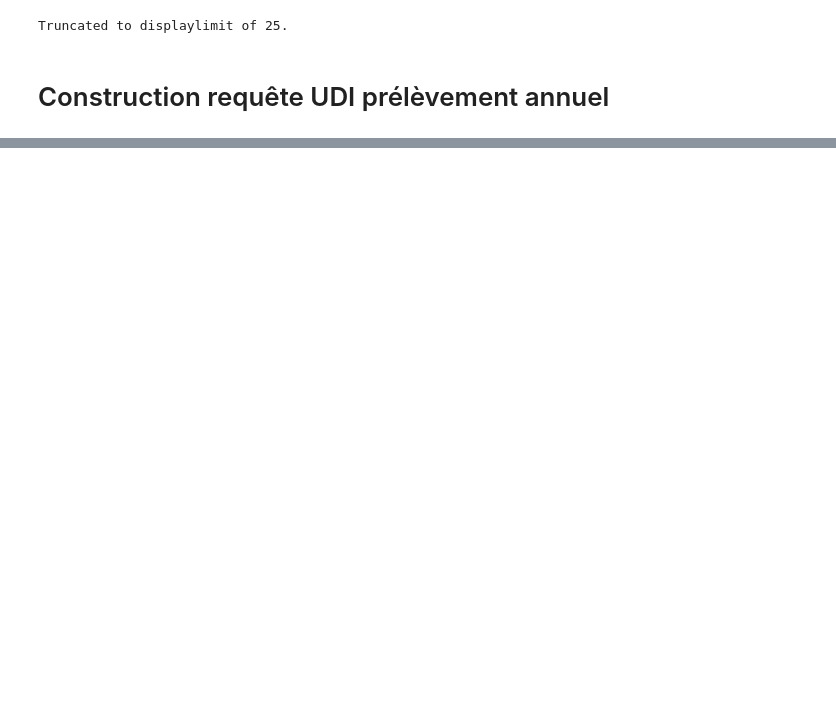
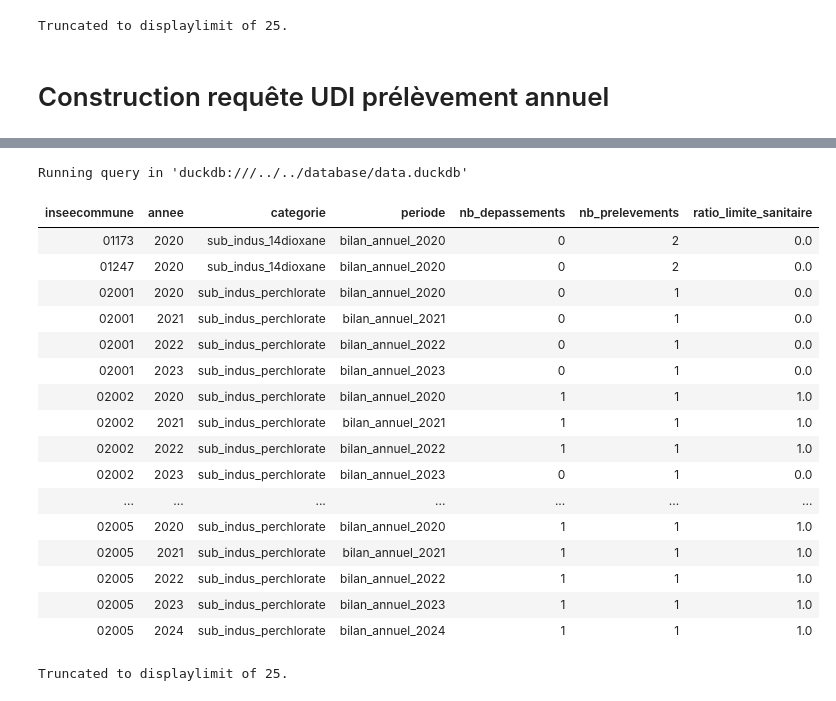
Before and after one commit to dataforgoodfr/13_pollution_eau, a Jupyter notebook: analytics/notebooks/resultats_metaux_lourds.ipynb, the cells around one changed output, grey strips where cells are left out. Cells and saved outputs as stored; diff of their text form; code cells hidden in the pictures; blank space fills up the shorter version.

Commit message:
modif test unicité

```diff
--- a/analytics/notebooks/resultats_metaux_lourds.ipynb
+++ b/analytics/notebooks/resultats_metaux_lourds.ipynb
@@ -683,0 +764,78 @@ Truncated to displaylimit of 25.
+# %%
+%%sql
+
+WITH
+prels AS (
+    -- Certains prélèvements ont plusieurs analyses pour la même substance
+    -- Le SELECT DISTINCT ne dédoublonne pas ces cas là
+    -- Donc il n'y a pas d'unicité sur referenceprel dans cetre requête
+    SELECT DISTINCT
+        de_partition AS annee,
+        inseecommune,
+        cdparametresiseeaux,
+        valeur_sanitaire_1,
+        referenceprel,
+        datetimeprel,
+        valtraduite
+    FROM
+        int__resultats_udi_communes
+    WHERE
+        cdparametresiseeaux IN ('14DAN', 'PCLAT')
+)
+
+SELECT
+    inseecommune,
+    annee,
+    CASE
+        WHEN cdparametresiseeaux = '14DAN' THEN 'sub_indus_14dioxane'
+        WHEN cdparametresiseeaux = 'PCLAT' THEN 'sub_indus_perchlorate'
+    END AS categorie,
+    'bilan_annuel_' || annee AS periode,
+    count(
+        DISTINCT
+        CASE
+            WHEN
+                valtraduite IS NOT NULL AND valtraduite >= valeur_sanitaire_1
+                THEN referenceprel
+        END
+    ) AS nb_depassements,
+    count(DISTINCT referenceprel) AS nb_prelevements,
+    (
+        count(
+            DISTINCT
+            CASE
+                WHEN
+                    valtraduite IS NOT NULL
+                    AND valtraduite >= valeur_sanitaire_1
+                    THEN referenceprel
+            END
+        )::float
+        /
+        count(DISTINCT referenceprel)::float
+    ) AS ratio_limite_sanitaire
+
+FROM prels
+
+GROUP BY inseecommune, annee, categorie
+
+ORDER BY inseecommune, annee
+# %% [output]
+Running query in 'duckdb:///../../database/data.duckdb'
+| inseecommune | annee | categorie | periode | nb_depassements | nb_prelevements | ratio_limite_sanitaire |
+| 01173 | 2020 | sub_indus_14dioxane | bilan_annuel_2020 | 0 | 2 | 0.0 |
+| 01247 | 2020 | sub_indus_14dioxane | bilan_annuel_2020 | 0 | 2 | 0.0 |
+| 02001 | 2020 | sub_indus_perchlorate | bilan_annuel_2020 | 0 | 1 | 0.0 |
+| 02001 | 2021 | sub_indus_perchlorate | bilan_annuel_2021 | 0 | 1 | 0.0 |
+| 02001 | 2022 | sub_indus_perchlorate | bilan_annuel_2022 | 0 | 1 | 0.0 |
+| 02001 | 2023 | sub_indus_perchlorate | bilan_annuel_2023 | 0 | 1 | 0.0 |
+| 02002 | 2020 | sub_indus_perchlorate | bilan_annuel_2020 | 1 | 1 | 1.0 |
+| 02002 | 2021 | sub_indus_perchlorate | bilan_annuel_2021 | 1 | 1 | 1.0 |
+| 02002 | 2022 | sub_indus_perchlorate | bilan_annuel_2022 | 1 | 1 | 1.0 |
+| 02002 | 2023 | sub_indus_perchlorate | bilan_annuel_2023 | 0 | 1 | 0.0 |
+| ... | ... | ... | ... | ... | ... | ... |
+| 02005 | 2020 | sub_indus_perchlorate | bilan_annuel_2020 | 1 | 1 | 1.0 |
+| 02005 | 2021 | sub_indus_perchlorate | bilan_annuel_2021 | 1 | 1 | 1.0 |
+| 02005 | 2022 | sub_indus_perchlorate | bilan_annuel_2022 | 1 | 1 | 1.0 |
+| 02005 | 2023 | sub_indus_perchlorate | bilan_annuel_2023 | 1 | 1 | 1.0 |
+| 02005 | 2024 | sub_indus_perchlorate | bilan_annuel_2024 | 1 | 1 | 1.0 |
+Truncated to displaylimit of 25.
```
Also changed, not shown: parts of 11 cells of this notebook, 1 other file.
